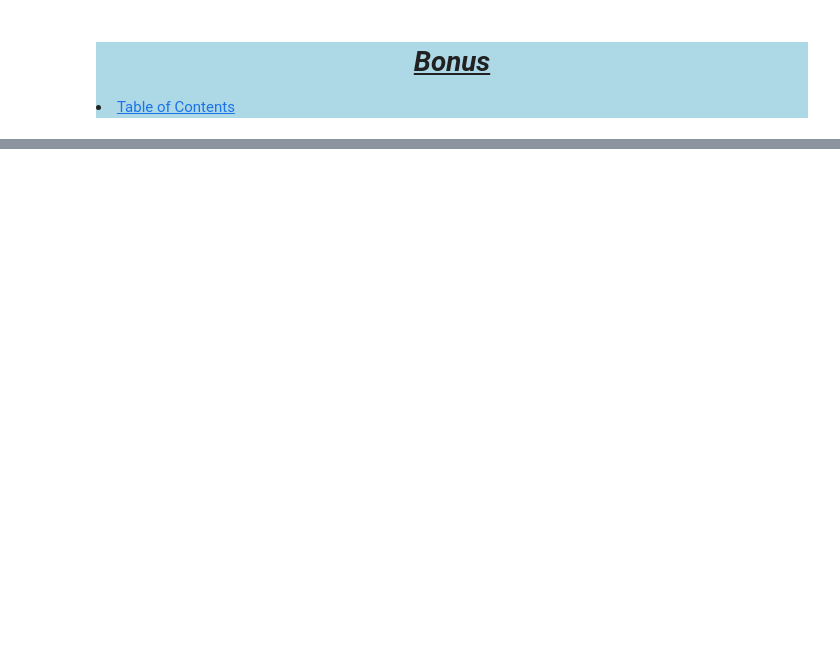
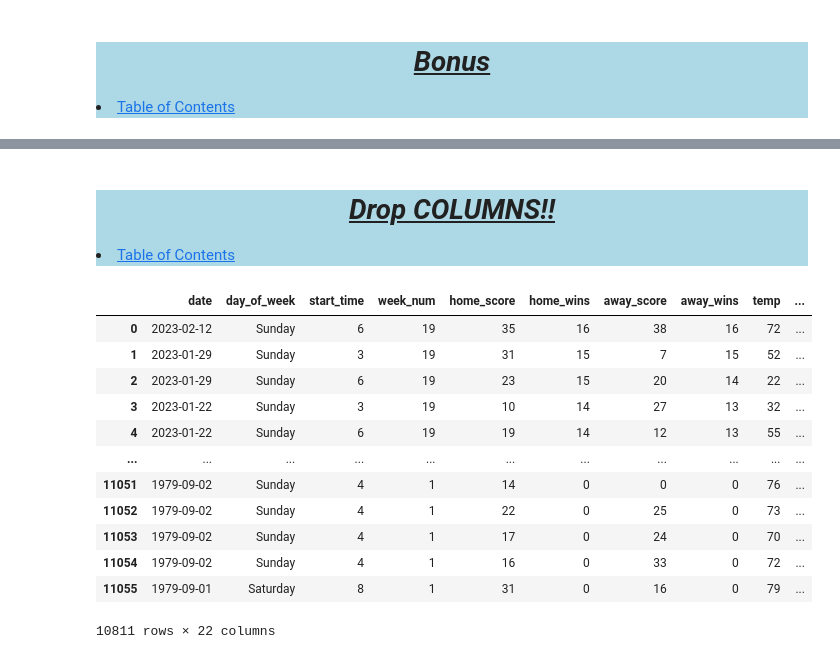
Before and after one commit to Project-Over-Under/Over_Under, a Jupyter notebook: PREPARE/josh_prep.ipynb, the cells around one changed output, grey strips where cells are left out. Drawn from its saved outputs; the diff is of its cells as text; code cells hidden in the pictures; blank space fills up the shorter version.

```diff
--- a/PREPARE/josh_prep.ipynb
+++ b/PREPARE/josh_prep.ipynb
@@ -467,0 +554,2 @@ df[df.isna().any(axis=1)]
+# %%
+df.ou = df.ou.astype(float)
@@ -467,0 +576,25 @@ df[df.isna().any(axis=1)]
+# %% [markdown]
+<div style='background-color : lightblue'>
+<a id='bonus'></a>
+    <b><u><i><h1 style='text-align : center; padding-top: 25px;''>
+        Drop COLUMNS!!
+    </h1></i></u></b>
+<li><a href='#TableOfContents'>Table of Contents</a></li>
+# %%
+df.drop(columns=['home_team', 'away_team', 'stadium', 'surface', 'roof'], inplace=True)
+# %%
+df
+# %% [output]
+|  | date | day_of_week | start_time | week_num | home_score | home_wins | away_score | away_wins | temp | ... |
+| 0 | 2023-02-12 | Sunday | 6 | 19 | 35 | 16 | 38 | 16 | 72 | ... |
+| 1 | 2023-01-29 | Sunday | 3 | 19 | 31 | 15 | 7 | 15 | 52 | ... |
+| 2 | 2023-01-29 | Sunday | 6 | 19 | 23 | 15 | 20 | 14 | 22 | ... |
+| 3 | 2023-01-22 | Sunday | 3 | 19 | 10 | 14 | 27 | 13 | 32 | ... |
+| 4 | 2023-01-22 | Sunday | 6 | 19 | 19 | 14 | 12 | 13 | 55 | ... |
+| ... | ... | ... | ... | ... | ... | ... | ... | ... | ... | ... |
+| 11051 | 1979-09-02 | Sunday | 4 | 1 | 14 | 0 | 0 | 0 | 76 | ... |
+| 11052 | 1979-09-02 | Sunday | 4 | 1 | 22 | 0 | 25 | 0 | 73 | ... |
+| 11053 | 1979-09-02 | Sunday | 4 | 1 | 17 | 0 | 24 | 0 | 70 | ... |
+| 11054 | 1979-09-02 | Sunday | 4 | 1 | 16 | 0 | 33 | 0 | 72 | ... |
+| 11055 | 1979-09-01 | Saturday | 8 | 1 | 31 | 0 | 16 | 0 | 79 | ... |
+10811 rows × 22 columns
```
Also changed, not shown: parts of 13 cells of this notebook, 1 other file.
